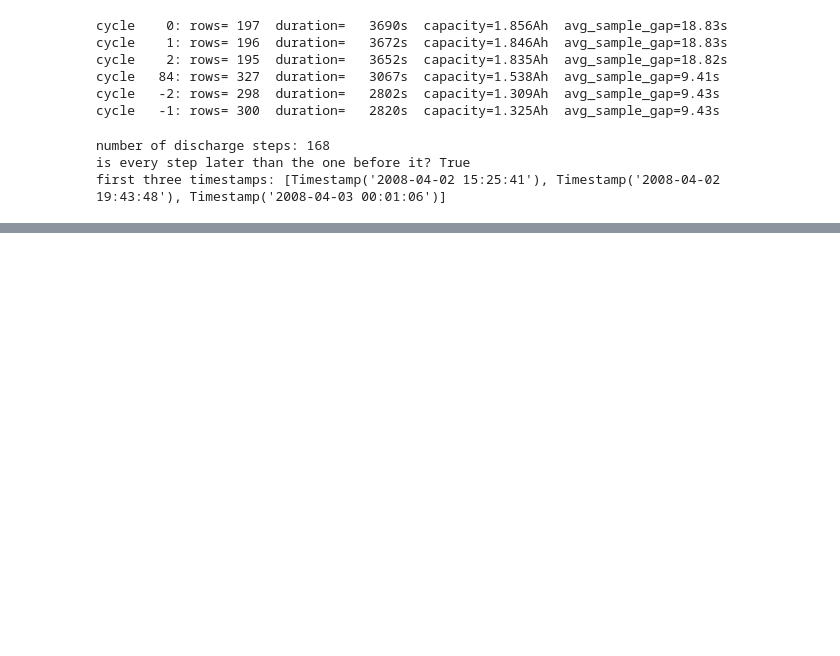
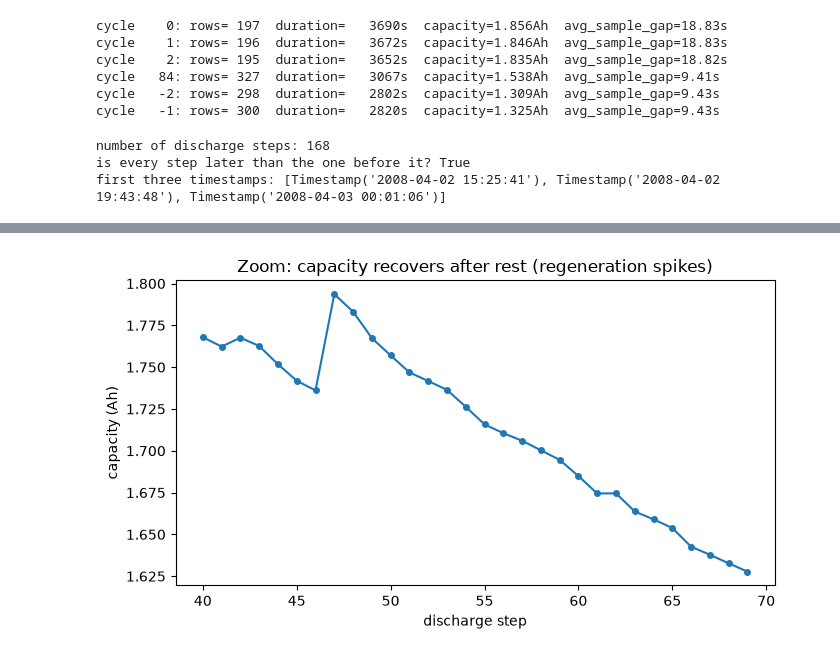
Before and after one commit to shreyagxpta/ohm-battery-eval, a Jupyter notebook: notebooks/00_explore_raw.ipynb, the cells around one changed output, grey strips where cells are left out. Cells and saved outputs as stored; diff of their text form; code cells hidden in the pictures; blank space fills up the shorter version.

```diff
--- a/notebooks/00_explore_raw.ipynb
+++ b/notebooks/00_explore_raw.ipynb
@@ -120,0 +173,9 @@ first three timestamps: [Timestamp('2008-04-02 15:25:41'), Timestamp('2008-04-02
+# %%
+caps = [np.ravel(s['data']['Capacity'])[0] for s in discharge]
+plt.figure(figsize=(7,4))
+plt.plot(range(40,70), caps[40:70], marker='o', ms=4)
+plt.xlabel("discharge step"); plt.ylabel("capacity (Ah)")
+plt.title("Zoom: capacity recovers after rest (regeneration spikes)")
+plt.tight_layout(); plt.show()
+# %% [output]
+[figure, added]
```
Also changed, not shown: parts of 5 cells of this notebook.
